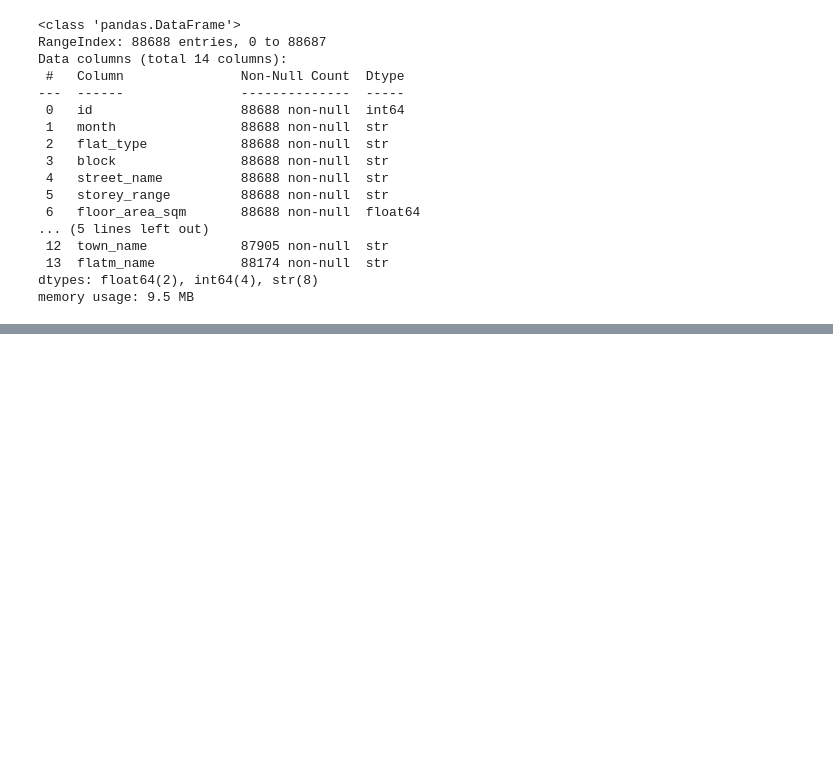
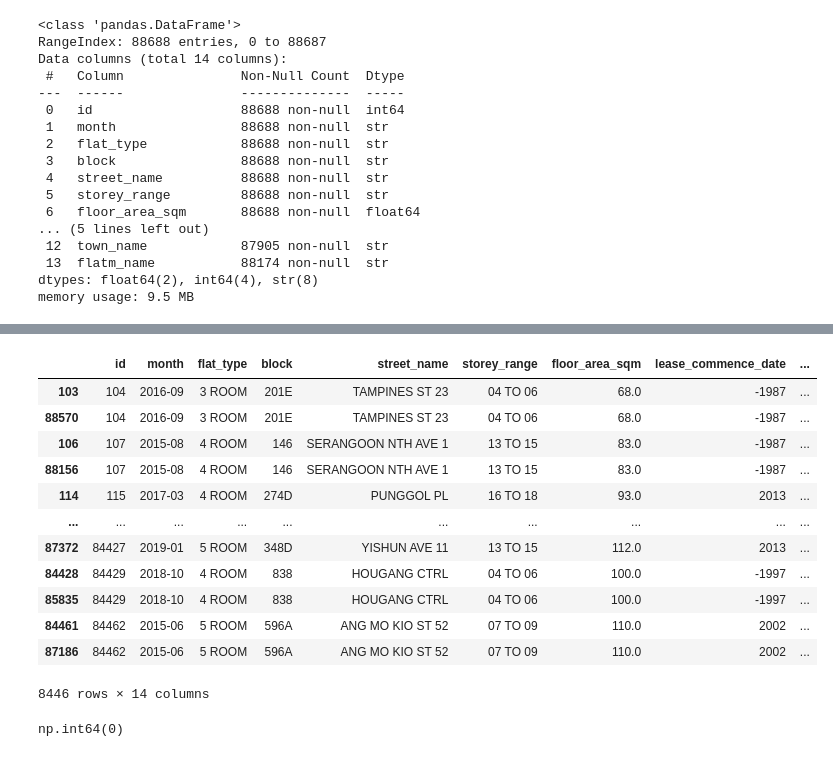
Before and after one commit to spideyeng/AIAPFoundation, a Jupyter notebook: module 3/EDA.ipynb, the cells around one changed output, grey strips where cells are left out. Saved outputs shown, nothing was run; the diff lists cells and outputs as text; code cells hidden in the pictures; blank space fills up the shorter version.

```diff
--- a/module 3/EDA.ipynb
+++ b/module 3/EDA.ipynb
@@ -61,0 +128,17 @@ NameError: name 'df' is not defined
+# %%
+# Identifying and Sorting Duplicates
+df[df.duplicated(keep=False)].sort_values(by=list(df.columns))
+# %% [output]
+|  | id | month | flat_type | block | street_name | storey_range | floor_area_sqm | lease_commence_date | ... |
+| 103 | 104 | 2016-09 | 3 ROOM | 201E | TAMPINES ST 23 | 04 TO 06 | 68.0 | -1987 | ... |
+| 88570 | 104 | 2016-09 | 3 ROOM | 201E | TAMPINES ST 23 | 04 TO 06 | 68.0 | -1987 | ... |
+| 106 | 107 | 2015-08 | 4 ROOM | 146 | SERANGOON NTH AVE 1 | 13 TO 15 | 83.0 | -1987 | ... |
+| 88156 | 107 | 2015-08 | 4 ROOM | 146 | SERANGOON NTH AVE 1 | 13 TO 15 | 83.0 | -1987 | ... |
+| 114 | 115 | 2017-03 | 4 ROOM | 274D | PUNGGOL PL | 16 TO 18 | 93.0 | 2013 | ... |
+| ... | ... | ... | ... | ... | ... | ... | ... | ... | ... |
+| 87372 | 84427 | 2019-01 | 5 ROOM | 348D | YISHUN AVE 11 | 13 TO 15 | 112.0 | 2013 | ... |
+| 84428 | 84429 | 2018-10 | 4 ROOM | 838 | HOUGANG CTRL | 04 TO 06 | 100.0 | -1997 | ... |
+| 85835 | 84429 | 2018-10 | 4 ROOM | 838 | HOUGANG CTRL | 04 TO 06 | 100.0 | -1997 | ... |
+| 84461 | 84462 | 2015-06 | 5 ROOM | 596A | ANG MO KIO ST 52 | 07 TO 09 | 110.0 | 2002 | ... |
+| 87186 | 84462 | 2015-06 | 5 ROOM | 596A | ANG MO KIO ST 52 | 07 TO 09 | 110.0 | 2002 | ... |
+8446 rows × 14 columns
@@ -61,0 +148,5 @@ NameError: name 'df' is not defined
+# %%
+# number of duplicates after removing duplicates
+df.duplicated().sum()
+# %% [output]
+np.int64(0)
```
Also changed, not shown: parts of 8 cells of this notebook.
